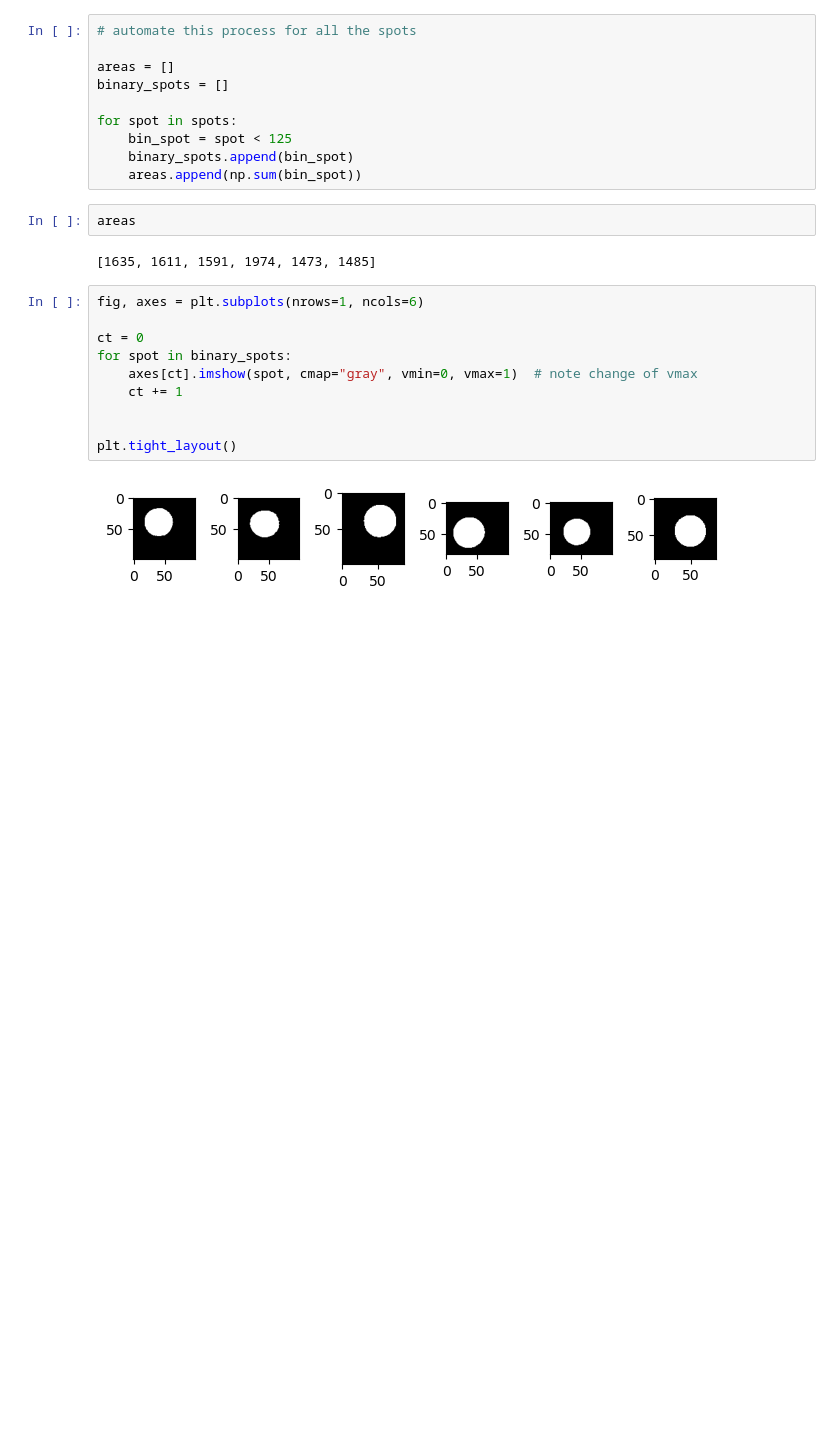
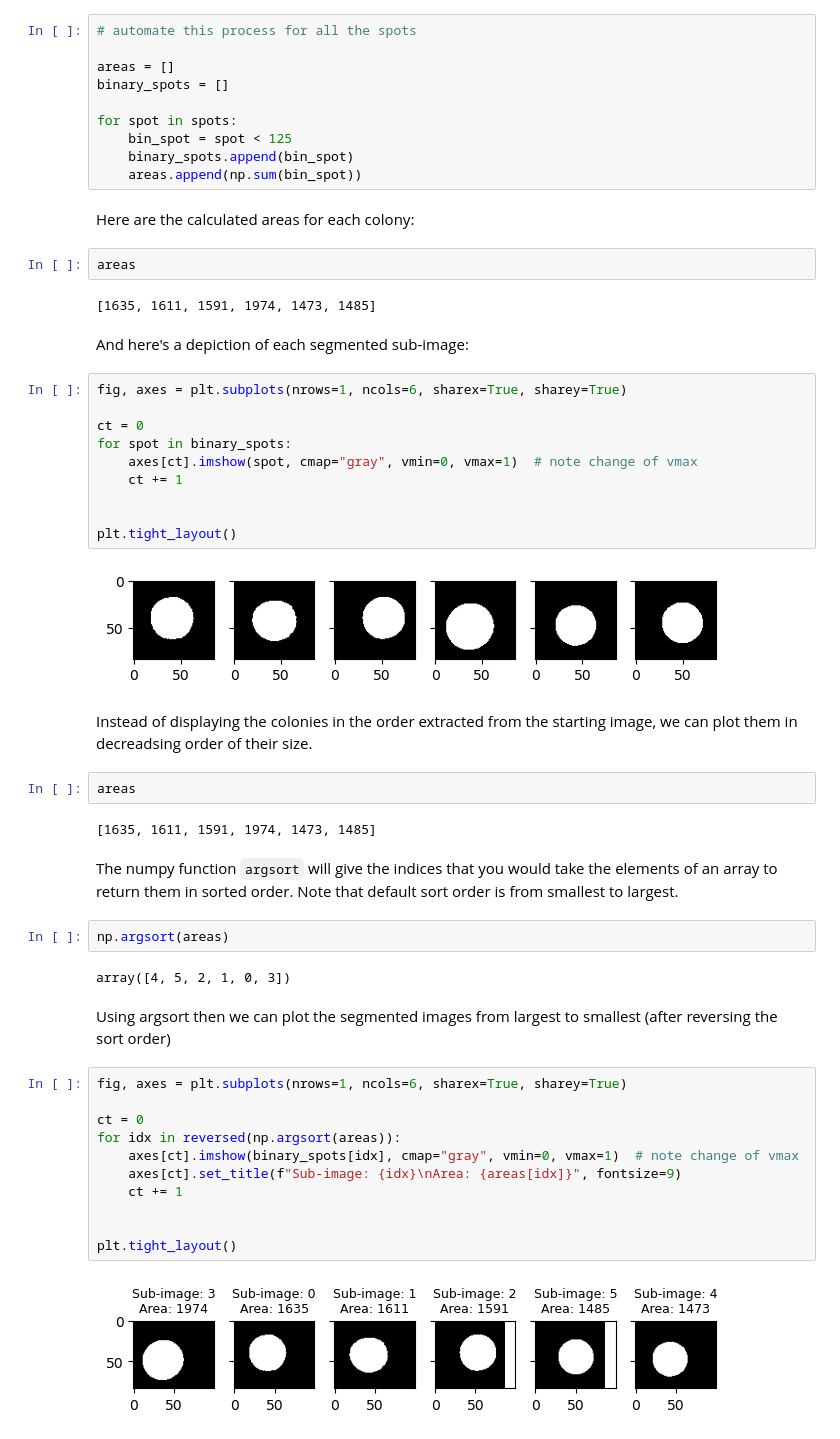
Before and after one commit to Bio724D/Bio724D_2023_2024, a Jupyter notebook: python_notebooks/image_analysis_example.ipynb, the cells around one changed output. Cells and saved outputs as stored; diff of their text form; blank space fills up the shorter version.

```diff
--- a/python_notebooks/image_analysis_example.ipynb
+++ b/python_notebooks/image_analysis_example.ipynb
@@ -203,12 +279,16 @@ for spot in spots:
     bin_spot = spot < 125
     binary_spots.append(bin_spot)
     areas.append(np.sum(bin_spot))
+# %% [markdown]
+Here are the calculated areas for each colony:
 # %%
 areas
 # %% [output]
 [1635, 1611, 1591, 1974, 1473, 1485]
+# %% [markdown]
+And here's a depiction of each segmented sub-image:
 # %%
-fig, axes = plt.subplots(nrows=1, ncols=6)
+fig, axes = plt.subplots(nrows=1, ncols=6, sharex=True, sharey=True)
 
 ct = 0
 for spot in binary_spots:
@@ -218,4 +298,31 @@ for spot in binary_spots:
 
 plt.tight_layout()
 # %% [output]
-[figure, old version]
+[figure, new version]
+# %% [markdown]
+Instead of displaying the colonies in the order extracted from the starting image, we can plot them in decreadsing order of their size.
+# %%
+areas
+# %% [output]
+[1635, 1611, 1591, 1974, 1473, 1485]
+# %% [markdown]
+The numpy function `argsort` will give the indices that you would take the elements of an array to return them in sorted order.  Note that default sort order is from smallest to largest.
+# %%
+np.argsort(areas)
+# %% [output]
+array([4, 5, 2, 1, 0, 3])
+# %% [markdown]
+Using argsort then we can plot the segmented images from largest to smallest (after reversing the sort order)
+# %%
+fig, axes = plt.subplots(nrows=1, ncols=6, sharex=True, sharey=True)
+
+ct = 0
+for idx in reversed(np.argsort(areas)):
+    axes[ct].imshow(binary_spots[idx], cmap="gray", vmin=0, vmax=1)  # note change of vmax
+    axes[ct].set_title(f"Sub-image: {idx}\nArea: {areas[idx]}", fontsize=9)
+    ct += 1
+
+
+plt.tight_layout()
+# %% [output]
+[figure, added]
```
Also changed, not shown: parts of 27 cells of this notebook, 2 other files.
